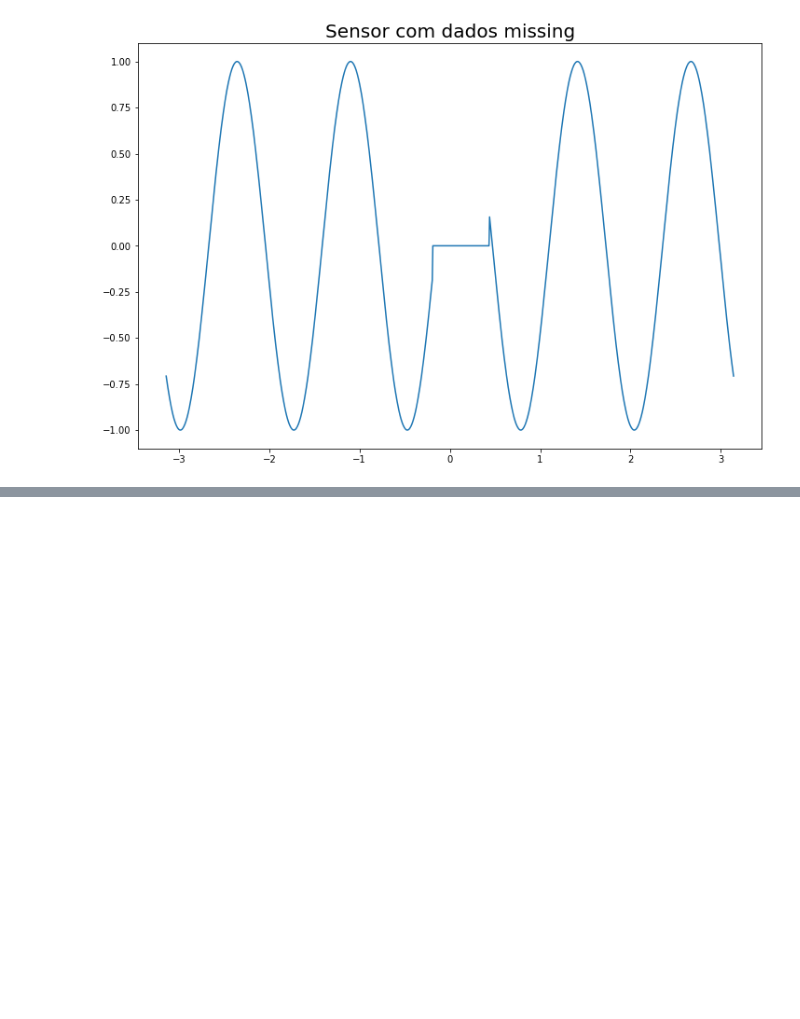
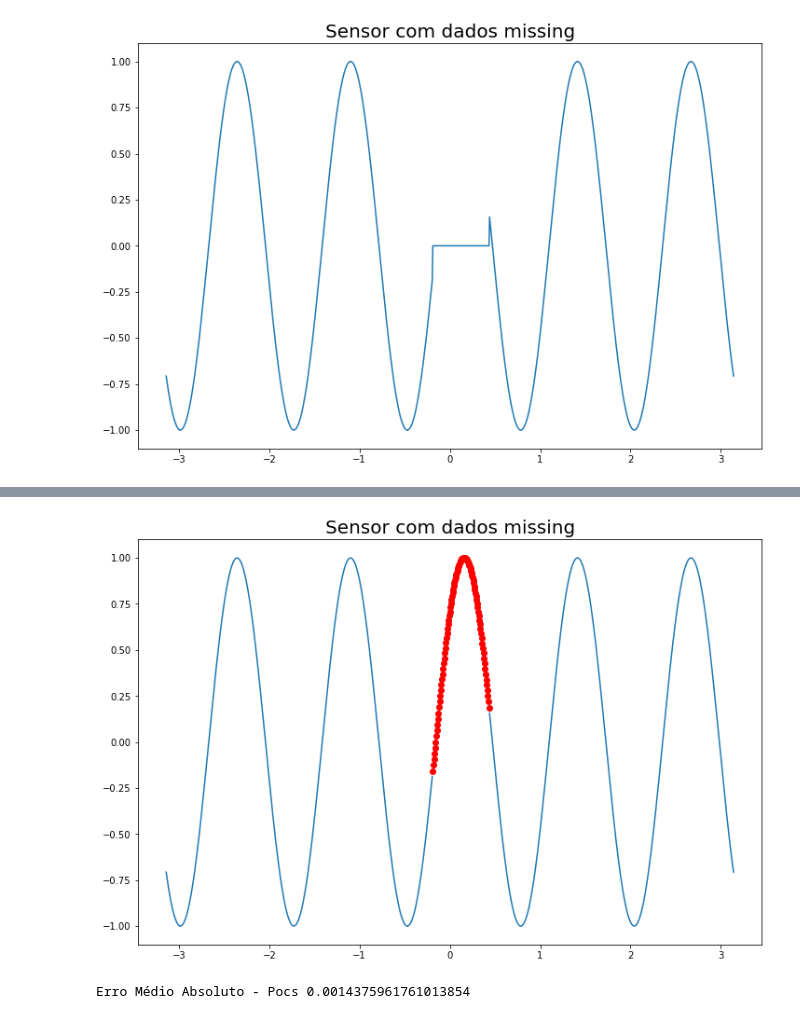
Before and after one commit to lucas-morais/Estudos-Signal-Reconstruction, a Jupyter notebook: autoencoder/Autoencoder.ipynb, the cells around one changed output, grey strips where cells are left out. Drawn from its saved outputs; the diff is of its cells as text; code cells hidden in the pictures; blank space fills up the shorter version.

```diff
--- a/autoencoder/Autoencoder.ipynb
+++ b/autoencoder/Autoencoder.ipynb
@@ -653,0 +588,7 @@ array([-0.18849556, -0.18221237, -0.17592919, -0.169646  , -0.16336282,
+# %%
+vetor_reconstruido = []
+for vetor in df_teste[missing_start:missing_end,:]:
+    vetor_reconstruido.append(POCS(vetor, sensor, -9, encoder, decoder,verbose=False, show_results=False))
+# %%
+vetor_valores = [v[6] for v in vetor_reconstruido]
+vetor_valores
@@ -653,0 +613,15 @@ array([-0.18849556, -0.18221237, -0.17592919, -0.169646  , -0.16336282,
+# %%
+df_teste[missing_start:missing_end, sensor] = np.nan
+
+plt.figure(figsize = (12,8))
+plt.plot(x, df_teste[:,6])
+plt.plot(x[missing_start:missing_end], vetor_valores, 'ro')
+plt.title("Sensor com dados missing", fontsize = 20)
+
+plt.show()
+# %% [output]
+[figure, added]
+# %%
+print("Erro Médio Absoluto - Pocs {}".format(mae(np.array(vetor_valores), df[missing_start:missing_end,sensor])))
+# %% [output]
+Erro Médio Absoluto - Pocs 0.0014375961761013854
```
Also changed, not shown: parts of 21 cells of this notebook.
